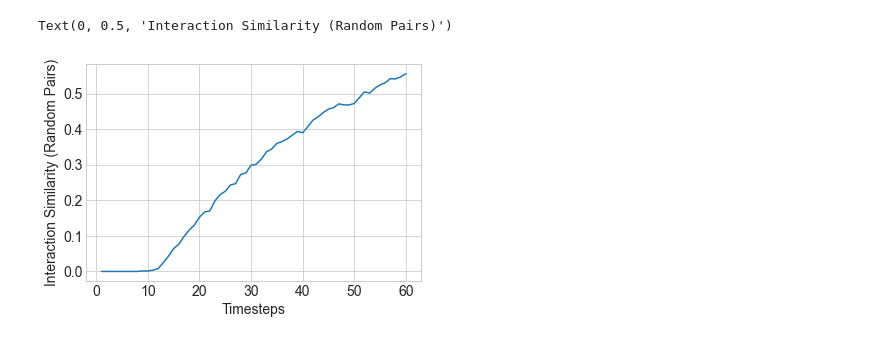
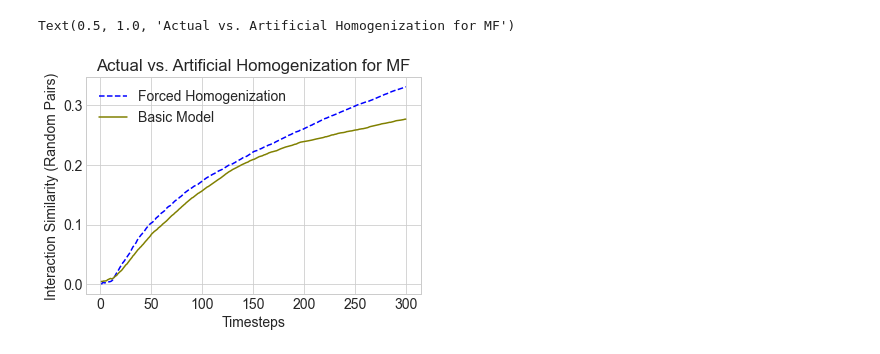
Before and after one commit to elucherini/t-recs, a Jupyter notebook: examples/homogenizer_testing.ipynb, the cells around one changed output. Cells and saved outputs as stored; diff of their text form; code cells hidden in the pictures.

Commit message:
testing and visualizing MF in addition to CF in the notebook

```diff
--- a/examples/homogenizer_testing.ipynb
+++ b/examples/homogenizer_testing.ipynb
@@ -100,5 +38,26 @@ Homogenization proportion is 1.0999999999999999
+# %%
+hCF.add_metrics(InteractionSimilarity(pairs))
+cf.add_metrics(InteractionSimilarity(pairs))
+hMF.add_metrics(InteractionSimilarity(pairs))
+mf.add_metrics(InteractionSimilarity(pairs))
+# %%
+hMF.startup_and_train(timesteps=startup_iters)
+hMF.run(**run_params, train_between_steps= False)
+
+mf.startup_and_train(timesteps=startup_iters)
+mf.run(**run_params, train_between_steps= False)
+
+hCF.startup_and_train(timesteps=startup_iters)
+hCF.run(**run_params, train_between_steps= True)
+
+cf.startup_and_train(timesteps=startup_iters)
+cf.run(**run_params, train_between_steps= True)
 # %%
-results = hm.get_measurements()
+hCF_results = hCF.get_measurements()
+cf_results = cf.get_measurements()
 
-print("Results of the simulation:")
-pd.DataFrame(results)
+hMF_results = hMF.get_measurements()
+mf_results = mf.get_measurements()
+
+#print("Results of the simulation:")
+#pd.DataFrame(hCF_results)
@@ -120,9 +64,18 @@ Results of the simulation:
+# %%
+h_df = hMF_results
+df = mf_results
+model = "MF"
 # %%
 plt.style.use('seaborn-whitegrid')
 plt.rcParams.update({'font.size': 14})
-plt.plot(results['timesteps'], results['interaction_similarity'])
+plt.plot(h_df['timesteps'], h_df['interaction_similarity'], color='blue', linestyle='dashed', label='Forced Homogenization')
+plt.plot(df['timesteps'], df['interaction_similarity'], color='olive', label='Basic Model')
+
+#plt.plot( 'x', 'y3', data=df, marker='', color='olive', linewidth=2, linestyle='dashed', label="toto")
+plt.legend()
 plt.xlabel("Timesteps")
 plt.ylabel("Interaction Similarity (Random Pairs)")
+plt.title("Actual vs. Artificial Homogenization for {}".format(model))
 # %% [output]
-Text(0, 0.5, 'Interaction Similarity (Random Pairs)')
+Text(0.5, 1.0, 'Actual vs. Artificial Homogenization for MF')
-[figure, old version]
+[figure, new version]
```
Also changed, not shown: parts of 6 cells of this notebook, 1 other file.
